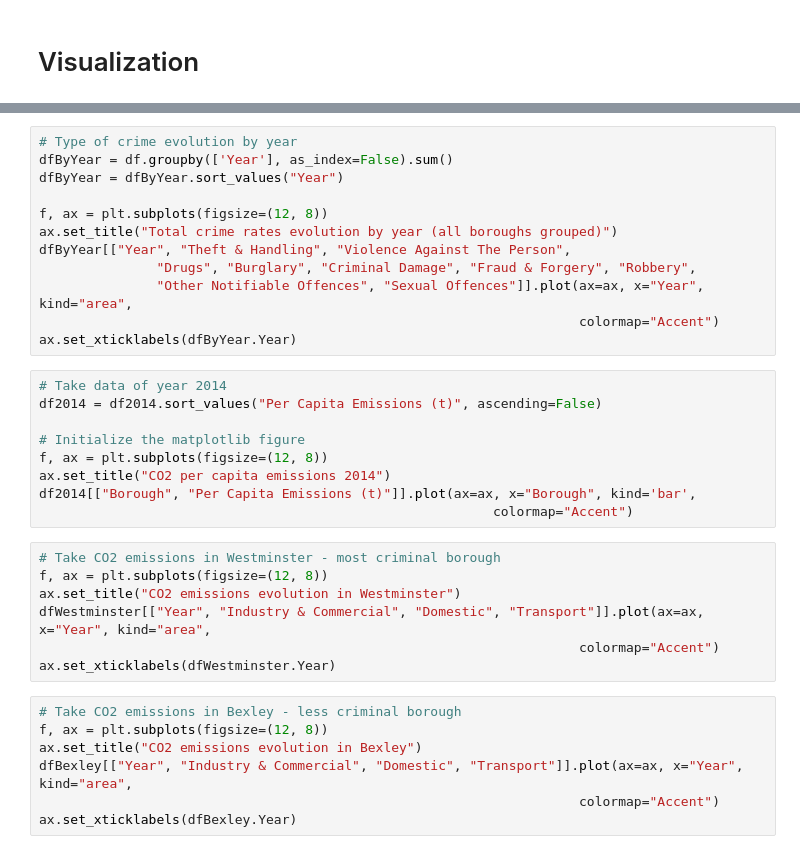
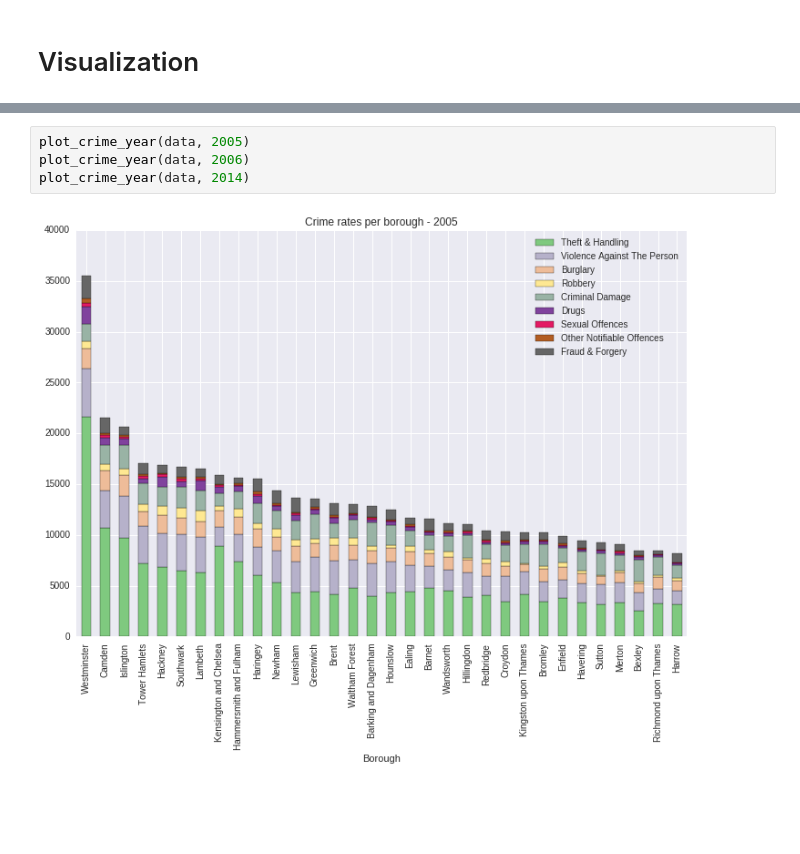
Before and after one commit to AdrianRamirezRio/crimeAnalysis, a Jupyter notebook: DataUnderstunding.ipynb, the cells around one changed output, grey strips where cells are left out. Drawn from its saved outputs; the diff is of its cells as text; blank space fills up the shorter version.

```diff
--- a/DataUnderstunding.ipynb
+++ b/DataUnderstunding.ipynb
@@ -242,35 +302,6 @@ ax.set_xticklabels(dfBexley.Year)
-# %%
-# Type of crime evolution by year
-dfByYear = df.groupby(['Year'], as_index=False).sum()
-dfByYear = dfByYear.sort_values("Year")
-
-f, ax = plt.subplots(figsize=(12, 8))
-ax.set_title("Total crime rates evolution by year (all boroughs grouped)")
-dfByYear[["Year", "Theft & Handling", "Violence Against The Person",
-               "Drugs", "Burglary", "Criminal Damage", "Fraud & Forgery", "Robbery",
-               "Other Notifiable Offences", "Sexual Offences"]].plot(ax=ax, x="Year", kind="area",
-                                                                     colormap="Accent")
-ax.set_xticklabels(dfByYear.Year)
-# %%
-# Take data of year 2014
-df2014 = df2014.sort_values("Per Capita Emissions (t)", ascending=False)
-
-# Initialize the matplotlib figure
-f, ax = plt.subplots(figsize=(12, 8))
-ax.set_title("CO2 per capita emissions 2014")
-df2014[["Borough", "Per Capita Emissions (t)"]].plot(ax=ax, x="Borough", kind='bar',
-                                                          colormap="Accent")
-# %%
-# Take CO2 emissions in Westminster - most criminal borough
-f, ax = plt.subplots(figsize=(12, 8))
-ax.set_title("CO2 emissions evolution in Westminster")
-dfWestminster[["Year", "Industry & Commercial", "Domestic", "Transport"]].plot(ax=ax, x="Year", kind="area",
-                                                                     colormap="Accent")
-ax.set_xticklabels(dfWestminster.Year)
-# %%
-# Take CO2 emissions in Bexley - less criminal borough
-f, ax = plt.subplots(figsize=(12, 8))
-ax.set_title("CO2 emissions evolution in Bexley")
-dfBexley[["Year", "Industry & Commercial", "Domestic", "Transport"]].plot(ax=ax, x="Year", kind="area",
-                                                                     colormap="Accent")
-ax.set_xticklabels(dfBexley.Year)
+# %%
+plot_crime_year(data, 2005)
+plot_crime_year(data, 2006)
+plot_crime_year(data, 2014)
+# %% [output]
+[figure, added]
```
Also changed, not shown: parts of 65 cells of this notebook, 12 other files.
